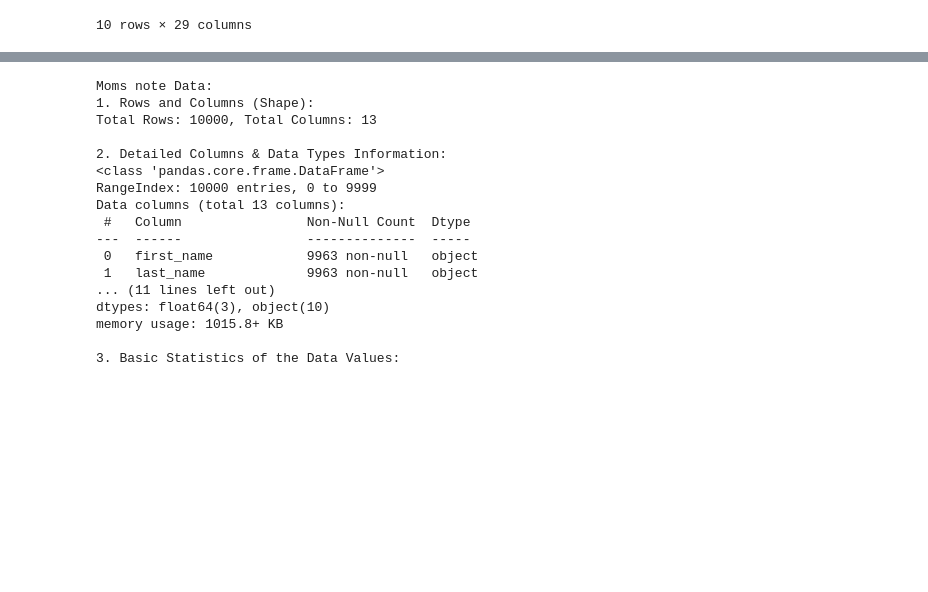
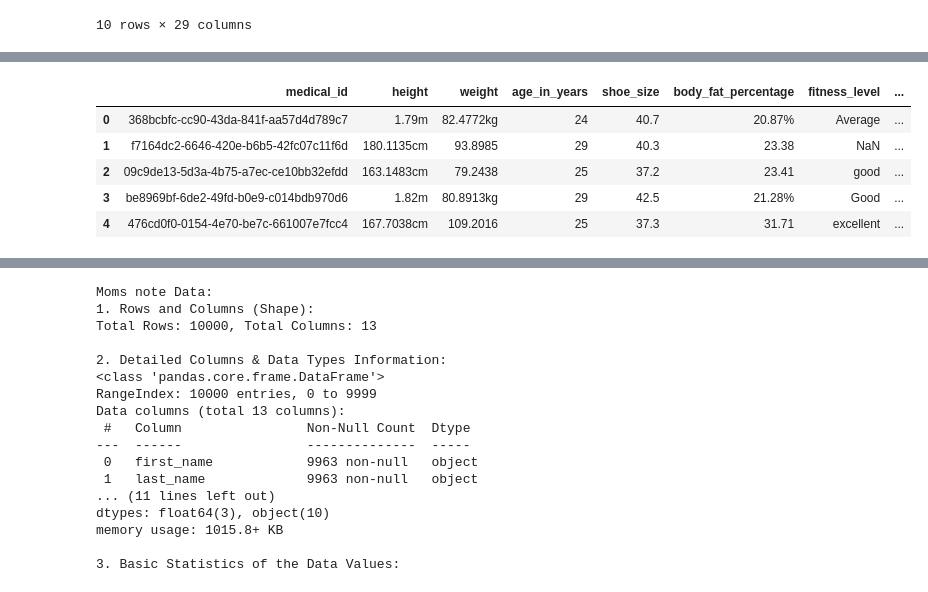
Before and after one commit to SaimAkramGill/KDDMPROJECT, a Jupyter notebook: dataClean_Manual.ipynb, the cells around one changed output, grey strips where cells are left out. Cells and saved outputs as stored; diff of their text form; code cells hidden in the pictures; blank space fills up the shorter version.

```diff
--- a/dataClean_Manual.ipynb
+++ b/dataClean_Manual.ipynb
@@ -362,3 +477,17 @@ memory usage: 859.7+ KB
 | 7 | d7e6f4f4-9e83-4849-83f7-52f605e01cc2 | 182.9854cm | 78.739 | 26 | 40.9 | 19.38 | good | ... |
 | 8 | 58acea89-a870-4bd3-955b-5ab61a3f25d4 | 167.6197cm | 89.4629 | 28 | 39.1 | 27.21 | excellent | ... |
 | 9 | ab41a95d-c0d0-4c85-ae38-497c89619ecb | 154.6806cm | 79.8161 | 29 | 35.3 | 25.26 | average | ... |
+# %%
+cols = [medical_info.iloc[1, 0]] + medical_info.iloc[0, 1:].tolist()
+# %%
+medical_clean = medical_info.iloc[2:].reset_index(drop=True).copy()
+# %%
+medical_clean.columns = cols
+display(medical_clean.head())
+# %% [output]
+|  | medical_id | height | weight | age_in_years | shoe_size | body_fat_percentage | fitness_level | ... |
+| 0 | 368bcbfc-cc90-43da-841f-aa57d4d789c7 | 1.79m | 82.4772kg | 24 | 40.7 | 20.87% | Average | ... |
+| 1 | f7164dc2-6646-420e-b6b5-42fc07c11f6d | 180.1135cm | 93.8985 | 29 | 40.3 | 23.38 | NaN | ... |
+| 2 | 09c9de13-5d3a-4b75-a7ec-ce10bb32efdd | 163.1483cm | 79.2438 | 25 | 37.2 | 23.41 | good | ... |
+| 3 | be8969bf-6de2-49fd-b0e9-c014bdb970d6 | 1.82m | 80.8913kg | 29 | 42.5 | 21.28% | Good | ... |
+| 4 | 476cd0f0-0154-4e70-be7c-661007e7fcc4 | 167.7038cm | 109.2016 | 25 | 37.3 | 31.71 | excellent | ... |
```
Also changed, not shown: parts of 45 cells of this notebook, 2 other files.
